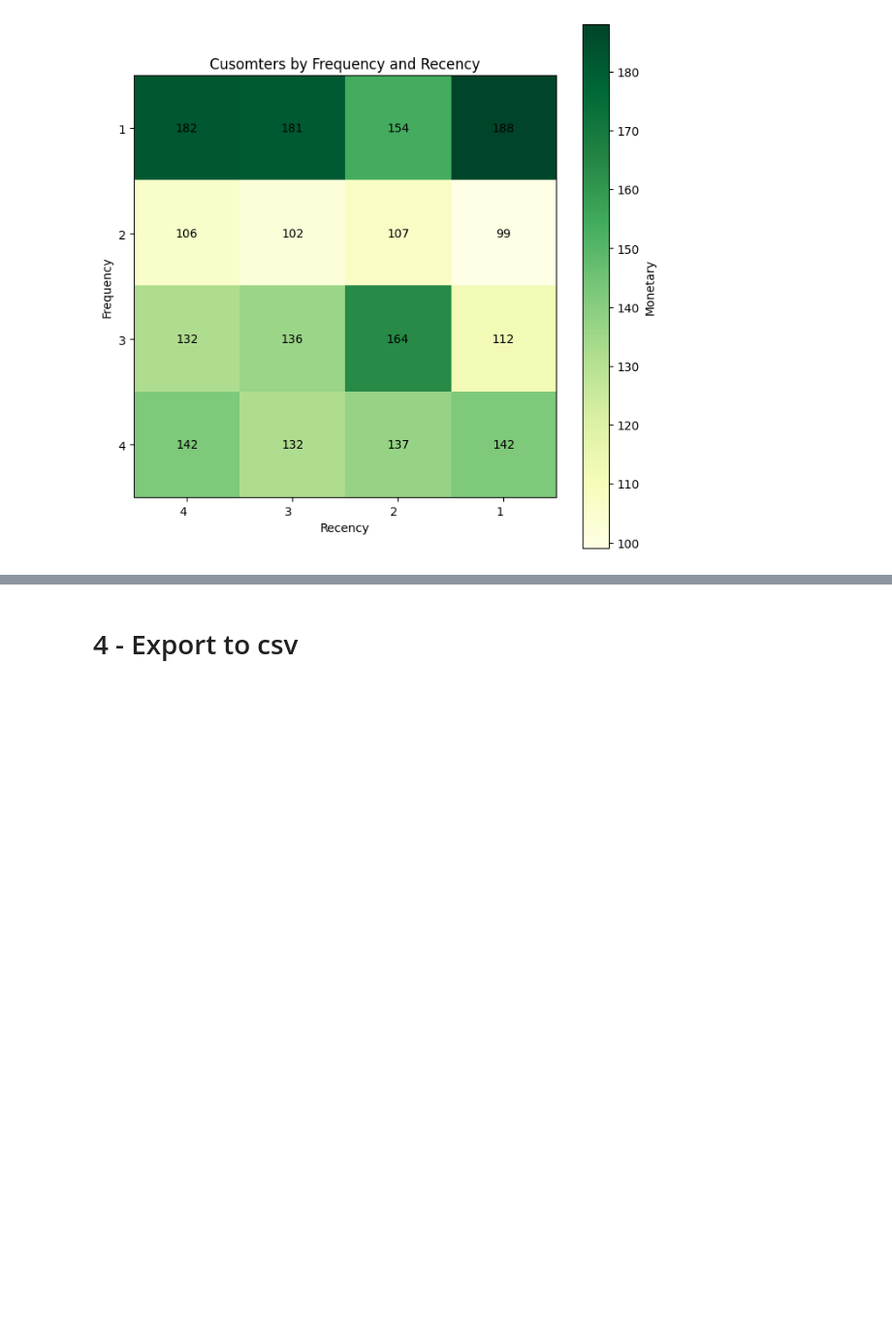
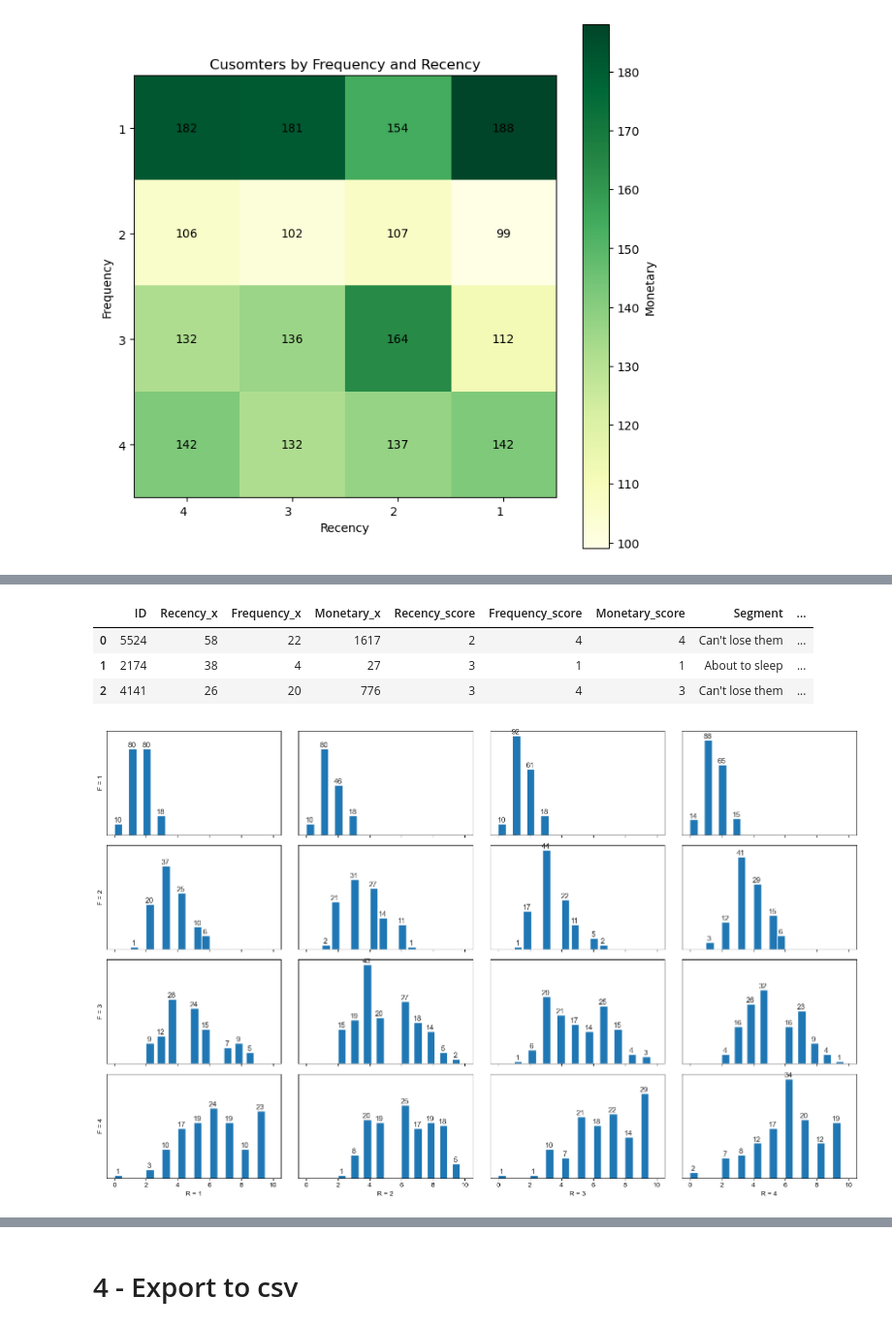
Before and after one commit to nqtquoctrung94/RFM_Customer_Personality_Analysis, a Jupyter notebook: clean_data.ipynb, the cells around one changed output, grey strips where cells are left out. Shown: that part at 97% size. Cells and saved outputs as stored; diff of their text form; code cells hidden in the pictures; blank space fills up the shorter version.

```diff
--- a/clean_data.ipynb
+++ b/clean_data.ipynb
@@ -603,0 +576,48 @@ rfm_bar_chart(rfm_data)
+# %%
+rfm_update_data = rfm_data.merge(df, how ='left', on='ID')
+rfm_update_data.head(3)
+# %% [output]
+|  | ID | Recency_x | Frequency_x | Monetary_x | Recency_score | Frequency_score | Monetary_score | Segment | ... |
+| 0 | 5524 | 58 | 22 | 1617 | 2 | 4 | 4 | Can't lose them | ... |
+| 1 | 2174 | 38 | 4 | 27 | 3 | 1 | 1 | About to sleep | ... |
+| 2 | 4141 | 26 | 20 | 776 | 3 | 4 | 3 | Can't lose them | ... |
+# %%
+def rfm_bar_chart(rfm_table):
+    grouped_data = rfm_table.groupby(['Frequency_score', 'Recency_score'])['NumWebPurchases'].apply(list).reset_index()
+
+    matrix_size = 4
+    matrix = [[[] for _ in range(matrix_size)] for _ in range(matrix_size)]
+
+    # Fill the matrix with the NumWebPurchases scores for each Frequency_score x Recency_score pair
+    for _, row in grouped_data.iterrows():
+        freq_idx = min(row['Frequency_score'] - 1, matrix_size - 1)
+        rec_idx = min(row['Recency_score'] - 1, matrix_size - 1)
+        matrix[freq_idx][rec_idx] = row['NumWebPurchases']
+
+    # Create the 5x5 matrix of histograms
+    _, axes = plt.subplots(matrix_size, matrix_size, figsize=(20, 12), sharex='col', sharey='row')
+    sns.set(style="dark")
+
+    for i in range(matrix_size):
+        for j in range(matrix_size):
+            ax = axes[i, j]
+            hist_values, hist_bins, _ = ax.hist(matrix[i][j], width=0.5)
+
+            if i == matrix_size - 1:
+                ax.set_xlabel(f"R = {j + 1}")
+
+            if j == 0:
+                ax.set_ylabel(f"F = {i + 1}")
+
+            ax.set_yticks([])
+
+            for value, bin in zip(hist_values, hist_bins):
+                if value > 0:
+                    ax.text(bin + 0.2, value, str(int(value)), ha='center', va='bottom', fontsize=11)
+
+    plt.subplots_adjust(wspace=0.1, hspace=0.1)
+    plt.show()
+
+rfm_bar_chart(rfm_update_data[rfm_update_data['NumWebPurchases'] <= 10])
+# %% [output]
+[figure, added]
```
Also changed, not shown: parts of 19 cells of this notebook, 1 other file.
